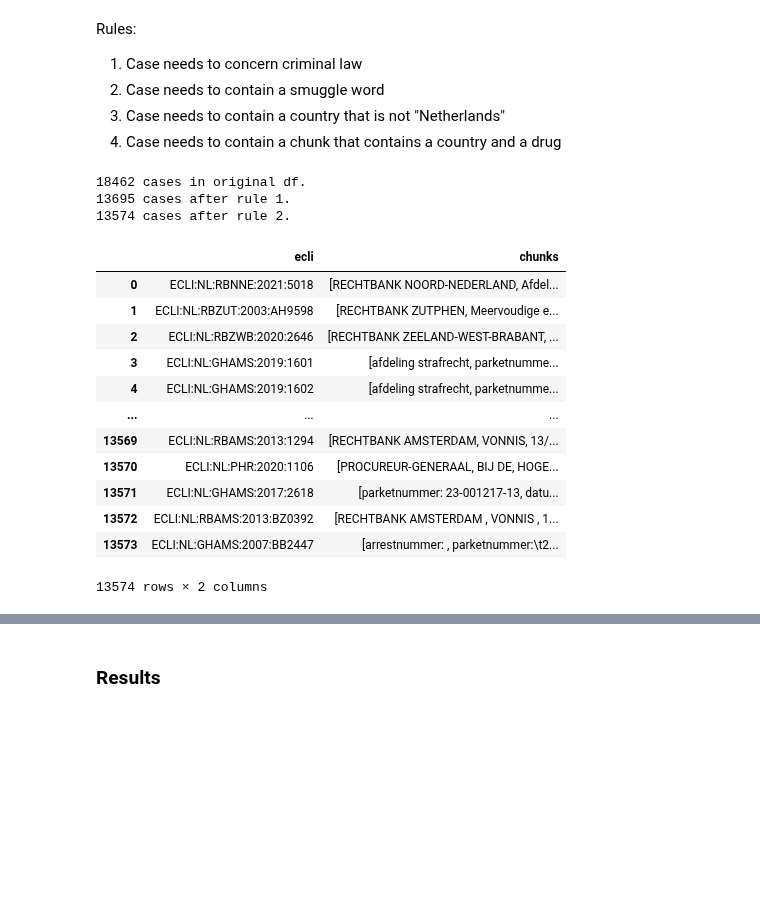
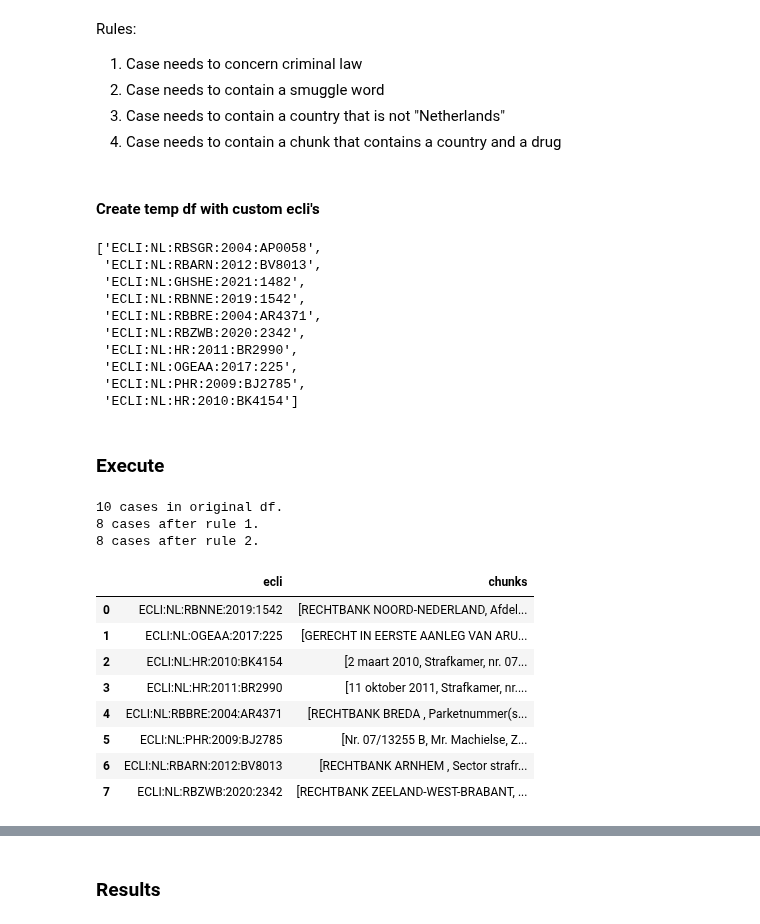
Before and after one commit to bloemetjesgordijn/Master-thesis, a Jupyter notebook: Filter trafficking cases.ipynb, the cells around one changed output, grey strips where cells are left out. Saved outputs shown, nothing was run; the diff lists cells and outputs as text; code cells hidden in the pictures; blank space fills up the shorter version.

```diff
--- a/Filter trafficking cases.ipynb
+++ b/Filter trafficking cases.ipynb
@@ -185,3 +187,5 @@ def enforce_rule_4(df):
 # %%
 import warnings
 warnings.filterwarnings('ignore')
+# %% [markdown]
+#### Create temp df with custom ecli's
@@ -188,32 +194,54 @@ warnings.filterwarnings('ignore')
+# %%
+ecli_list = []
+for id in list(merged_df['id'].sample(n=10, random_state=12)):
+    ecli_list.append(id.replace('-', ':'))
+
+ecli_list
+# %% [output]
+['ECLI:NL:RBSGR:2004:AP0058',
+ 'ECLI:NL:RBARN:2012:BV8013',
+ 'ECLI:NL:GHSHE:2021:1482',
+ 'ECLI:NL:RBNNE:2019:1542',
+ 'ECLI:NL:RBBRE:2004:AR4371',
+ 'ECLI:NL:RBZWB:2020:2342',
+ 'ECLI:NL:HR:2011:BR2990',
+ 'ECLI:NL:OGEAA:2017:225',
+ 'ECLI:NL:PHR:2009:BJ2785',
+ 'ECLI:NL:HR:2010:BK4154']
+# %%
+
+corr_ecli_list = [ecli.replace(':', '-') for ecli in ecli_list]
+temp_df = merged_df[merged_df['id'].isin(corr_ecli_list)]
+# %% [markdown]
+### Execute
 # %%
-print(f"{len(merged_df)} cases in original df.")
-trafficking_df = enforce_rule_1(merged_df)
+curr_df = merged_df
+curr_df = temp_df
+
+print(f"{len(curr_df)} cases in original df.")
+trafficking_df = enforce_rule_1(curr_df)
 print(f"{len(trafficking_df)} cases after rule 1.")
 trafficking_df = enforce_rule_2(trafficking_df)
 print(f"{len(trafficking_df)} cases after rule 2.")
 trafficking_df = split_cases_in_chunks(trafficking_df)
 # trafficking_df = enforce_rule_3(trafficking_df)
 # print(f"{len(trafficking_df)} cases after rule 3.")
 # trafficking_df = enforce_rule_4(trafficking_df)
 # print(f"{len(trafficking_df)} cases after rule 4.")
 trafficking_df
 # %% [output]
-18462 cases in original df.
-13695 cases after rule 1.
-13574 cases after rule 2.
+10 cases in original df.
+8 cases after rule 1.
+8 cases after rule 2.
 |  | ecli | chunks |
-| 0 | ECLI:NL:RBNNE:2021:5018 | [RECHTBANK NOORD-NEDERLAND, Afdel... |
-| 1 | ECLI:NL:RBZUT:2003:AH9598 | [RECHTBANK ZUTPHEN, Meervoudige e... |
-| 2 | ECLI:NL:RBZWB:2020:2646 | [RECHTBANK ZEELAND-WEST-BRABANT, ... |
-| 3 | ECLI:NL:GHAMS:2019:1601 | [afdeling strafrecht, parketnumme... |
-| 4 | ECLI:NL:GHAMS:2019:1602 | [afdeling strafrecht, parketnumme... |
-| ... | ... | ... |
-| 13569 | ECLI:NL:RBAMS:2013:1294 | [RECHTBANK AMSTERDAM, VONNIS, 13/... |
-| 13570 | ECLI:NL:PHR:2020:1106 | [PROCUREUR-GENERAAL, BIJ DE, HOGE... |
-| 13571 | ECLI:NL:GHAMS:2017:2618 | [parketnummer: 23-001217-13, datu... |
-| 13572 | ECLI:NL:RBAMS:2013:BZ0392 | [RECHTBANK AMSTERDAM , VONNIS , 1... |
-| 13573 | ECLI:NL:GHAMS:2007:BB2447 | [arrestnummer: , parketnummer:\t2... |
+| 0 | ECLI:NL:RBNNE:2019:1542 | [RECHTBANK NOORD-NEDERLAND, Afdel... |
+| 1 | ECLI:NL:OGEAA:2017:225 | [GERECHT IN EERSTE AANLEG VAN ARU... |
+| 2 | ECLI:NL:HR:2010:BK4154 | [2 maart 2010, Strafkamer, nr. 07... |
+| 3 | ECLI:NL:HR:2011:BR2990 | [11 oktober 2011, Strafkamer, nr.... |
+| 4 | ECLI:NL:RBBRE:2004:AR4371 | [RECHTBANK BREDA , Parketnummer(s... |
+| 5 | ECLI:NL:PHR:2009:BJ2785 | [Nr. 07/13255 B, Mr. Machielse, Z... |
+| 6 | ECLI:NL:RBARN:2012:BV8013 | [RECHTBANK ARNHEM , Sector strafr... |
+| 7 | ECLI:NL:RBZWB:2020:2342 | [RECHTBANK ZEELAND-WEST-BRABANT, ... |
-13574 rows × 2 columns
 # %%
 open_file = open('saves/drug_list.pkl', "rb")
 drug_list = pickle.load(open_file)
```
Also changed, not shown: parts of 10 cells of this notebook, 8 other files.
